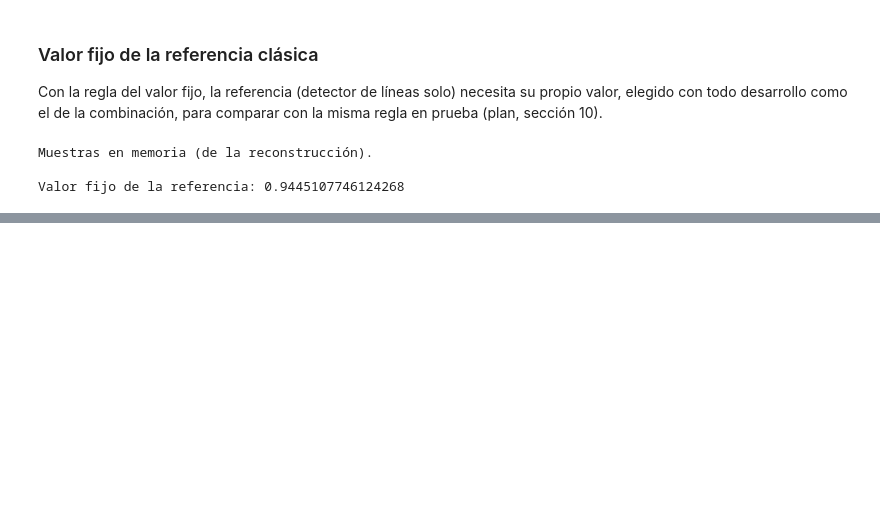
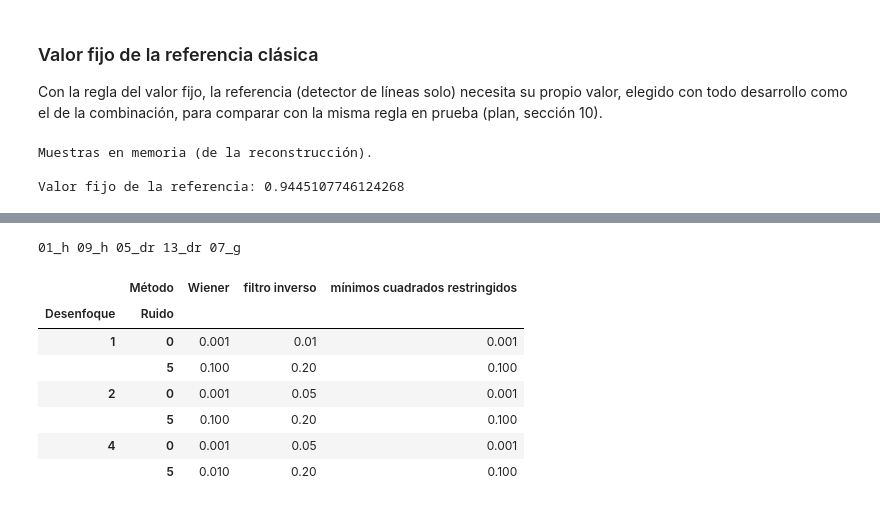
Before and after one commit to afrateitba/TP-PSI-G8, a Jupyter notebook: notebooks/08_robustez.ipynb, the cells around one changed output, grey strips where cells are left out. Cells and saved outputs as stored; diff of their text form; code cells hidden in the pictures; blank space fills up the shorter version.

```diff
--- a/notebooks/08_robustez.ipynb
+++ b/notebooks/08_robustez.ipynb
@@ -576,0 +643,42 @@ Valor fijo de la referencia: 0.9445107746124268
+# %%
+from src.config import RESTORE_BLUR_PX, RESTORE_NOISE_SIGMAS, RESTORE_PARAMS
+from src.degrade import CLASSIC_RESTORATIONS, degrade_band, inner_region, restore_band
+
+ids_eleccion = ids[::6]                      # 5 imágenes, de los tres grupos
+ids_informe = [i for i in ids if i not in ids_eleccion]
+condiciones = [(b, s) for b in RESTORE_BLUR_PX for s in RESTORE_NOISE_SIGMAS]
+
+
+def degradada_verde(imagen_id, foto, blur_px, ruido):
+    return degrade_band(foto[..., 1], blur_px, ruido, seed=SEED + sum(map(ord, imagen_id)) + ruido)
+
+
+filas_sel = []
+for imagen_id in ids_eleccion:
+    foto, campo_ref = load_image(imagen_id), load_fov(imagen_id)
+    campo_auto = detect_fov_robust(foto)
+    interior = inner_region(campo_ref)
+    for blur_px, ruido in condiciones:
+        mala = degradada_verde(imagen_id, foto, blur_px, ruido)
+        for metodo in CLASSIC_RESTORATIONS:
+            for p in RESTORE_PARAMS[metodo]:
+                r = restore_band(mala, campo_auto, blur_px, metodo, p)
+                filas_sel.append({"Imagen": imagen_id, "Desenfoque": blur_px, "Ruido": ruido,
+                                  "Método": metodo, "Parámetro": p,
+                                  "PSNR": image_quality(r, foto[..., 1], campo_ref, interior)["PSNR interior"]})
+    print(imagen_id, end=" ", flush=True)
+seleccion = pd.DataFrame(filas_sel)
+medias_sel = seleccion.groupby(["Desenfoque", "Ruido", "Método", "Parámetro"])["PSNR"].mean()
+mejor_param = medias_sel.groupby(["Desenfoque", "Ruido", "Método"]).idxmax().map(lambda t: t[-1])
+print()
+display(mejor_param.unstack("Método"))
+# %% [output]
+01_h 09_h 05_dr 13_dr 07_g
+|  | Método | Wiener | filtro inverso | mínimos cuadrados restringidos |
+| Desenfoque | Ruido |  |  |  |
+| 1 | 0 | 0.001 | 0.01 | 0.001 |
+|  | 5 | 0.100 | 0.20 | 0.100 |
+| 2 | 0 | 0.001 | 0.05 | 0.001 |
+|  | 5 | 0.100 | 0.20 | 0.100 |
+| 4 | 0 | 0.001 | 0.05 | 0.001 |
+|  | 5 | 0.010 | 0.20 | 0.100 |
```
Also changed, not shown: parts of 5 cells of this notebook, 2 other files.
